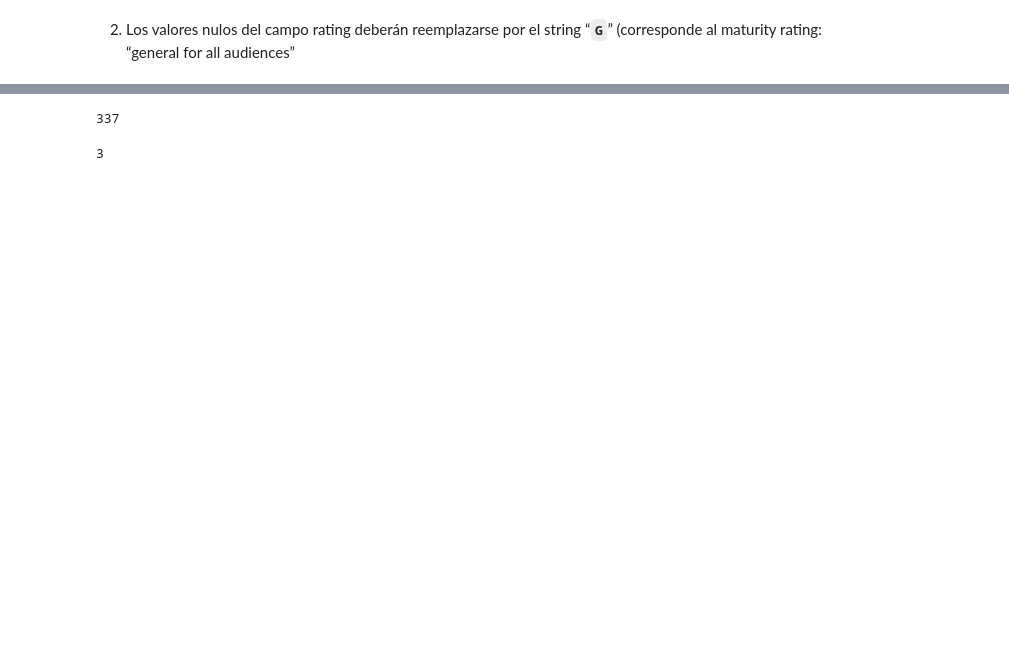
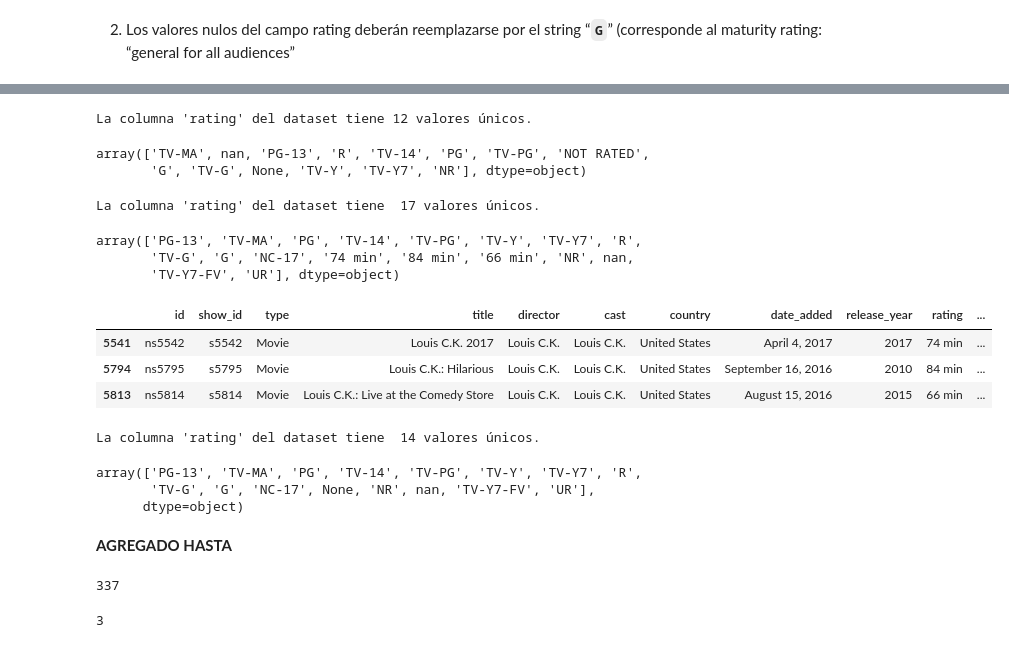
Before and after one commit to christianishere/PI_ML_OPS, a Jupyter notebook: etl_principal.ipynb, the cells around one changed output, grey strips where cells are left out. Drawn from its saved outputs; the diff is of its cells as text; code cells hidden in the pictures; blank space fills up the shorter version.

```diff
--- a/etl_principal.ipynb
+++ b/etl_principal.ipynb
@@ -92,0 +170,35 @@ df_netflix.head(3)
+# %%
+num_unique_h = df_hulu['rating'].nunique()
+
+print("La columna 'rating' del dataset tiene", num_unique_h, "valores únicos.")
+
+unique_values_h = df_hulu['rating'].unique()
+
+unique_values_h
+# %% [output]
+La columna 'rating' del dataset tiene 12 valores únicos.
+array(['TV-MA', nan, 'PG-13', 'R', 'TV-14', 'PG', 'TV-PG', 'NOT RATED',
+       'G', 'TV-G', None, 'TV-Y', 'TV-Y7', 'NR'], dtype=object)
+# %%
+num_unique_n = df_netflix['rating'].nunique()
+
+print("La columna 'rating' del dataset tiene ", num_unique_n, "valores únicos.")
+
+unique_values_n = df_netflix['rating'].unique()
+
+unique_values_n
+# %% [output]
+La columna 'rating' del dataset tiene  17 valores únicos.
+array(['PG-13', 'TV-MA', 'PG', 'TV-14', 'TV-PG', 'TV-Y', 'TV-Y7', 'R',
+       'TV-G', 'G', 'NC-17', '74 min', '84 min', '66 min', 'NR', nan,
+       'TV-Y7-FV', 'UR'], dtype=object)
+# %%
+# Seleccionar los registros que contienen la duración en formato 'min', 'seasons' o 'season'
+df_reg_n = df_netflix[df_netflix['rating'].str.extract(r'^(\d+).*(min|Seasons|Season)$')[0].notna()]
+
+df_reg_n.head()
+# %% [output]
+|  | id | show_id | type | title | director | cast | country | date_added | release_year | rating | ... |
+| 5541 | ns5542 | s5542 | Movie | Louis C.K. 2017 | Louis C.K. | Louis C.K. | United States | April 4, 2017 | 2017 | 74 min | ... |
+| 5794 | ns5795 | s5795 | Movie | Louis C.K.: Hilarious | Louis C.K. | Louis C.K. | United States | September 16, 2016 | 2010 | 84 min | ... |
+| 5813 | ns5814 | s5814 | Movie | Louis C.K.: Live at the Comedy Store | Louis C.K. | Louis C.K. | United States | August 15, 2016 | 2015 | 66 min | ... |
@@ -93,3 +211,18 @@ df_netflix.head(3)
+# %%
+num_unique_n = df_netflix['rating'].nunique()
+
+print("La columna 'rating' del dataset tiene ", num_unique_n, "valores únicos.")
+
+unique_values_n = df_netflix['rating'].unique()
+
+unique_values_n
+# %% [output]
+La columna 'rating' del dataset tiene  14 valores únicos.
+array(['PG-13', 'TV-MA', 'PG', 'TV-14', 'TV-PG', 'TV-Y', 'TV-Y7', 'R',
+       'TV-G', 'G', 'NC-17', None, 'NR', nan, 'TV-Y7-FV', 'UR'],
+      dtype=object)
+# %% [markdown]
+**AGREGADO HASTA**
 # %%
 # Verificando si hay nulos (y eventualmente la cantidad) del campo 'rating'
 df_amazon['rating'].isnull().sum()
```
Also changed, not shown: parts of 21 cells of this notebook, 6 other files.
